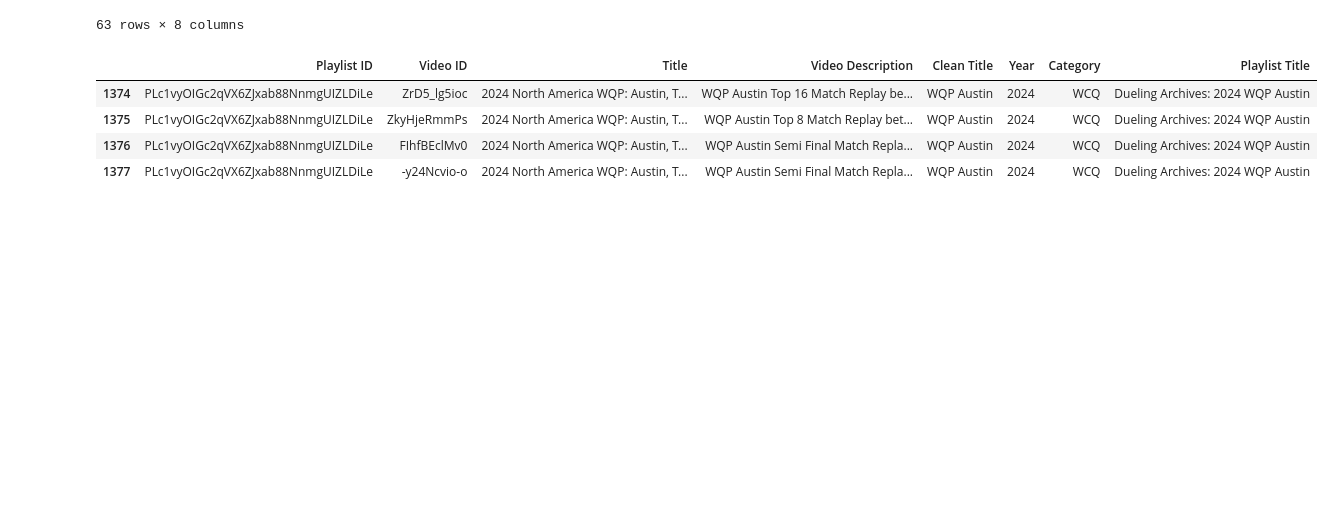
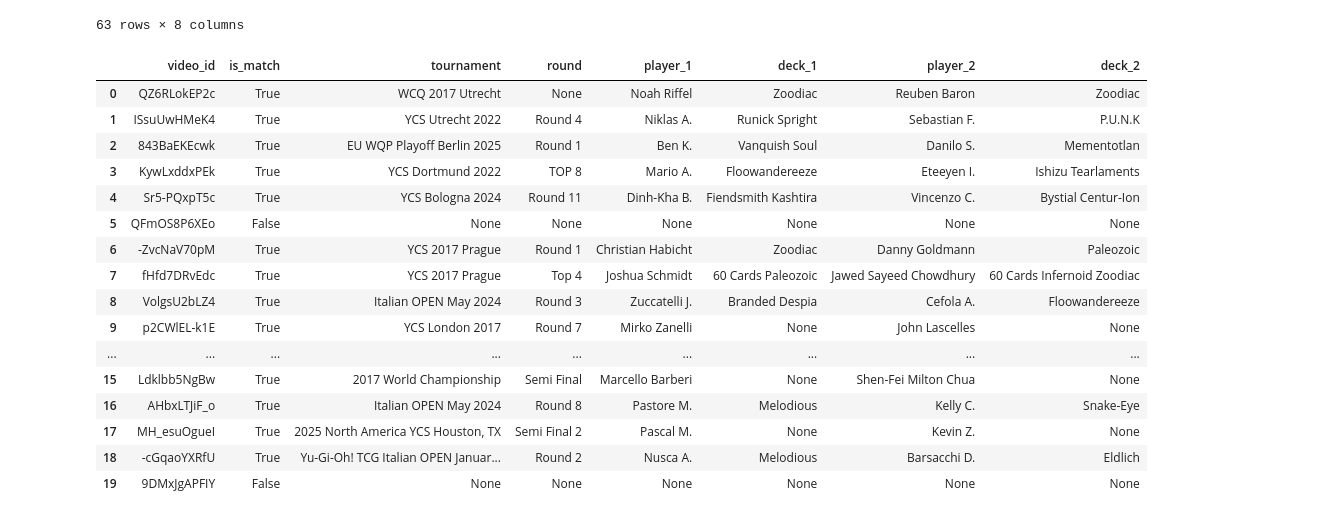
Before and after one commit to JackLikesHotpot/ygo-replay-archive, a Jupyter notebook: parquet_load.ipynb, the cells around one changed output. Saved outputs shown, nothing was run; the diff lists cells and outputs as text; code cells hidden in the pictures; blank space fills up the shorter version.

````diff
--- a/parquet_load.ipynb
+++ b/parquet_load.ipynb
@@ -176,11 +176,93 @@ df
 | 61 | PLc1vyOIGc2qUpHELcFLe4ZE-JVw2enn54 | CC4DnsceYTc | [Day 2] Yu-Gi-Oh! Championship Se... | Welcome to the Yu-Gi-Oh! Champion... | YCS | Unknown | YCS | Yu-Gi-Oh! Championship Series |
 | 62 | PLc1vyOIGc2qUpHELcFLe4ZE-JVw2enn54 | 3PS-97G3lBM | [Day 1] Yu-Gi-Oh! Championship Se... | Welcome to the Yu-Gi-Oh! Champion... | YCS | Unknown | YCS | Yu-Gi-Oh! Championship Series |
 63 rows × 8 columns
+# %%
+df = pd.read_parquet("pipeline/checkpoints/stage5_matches.parquet")  # adjust to your actual stage5 output filename
+llm_input = df[["Video ID", "Title", "Video Description"]].copy()
+llm_input["Video Description"] = llm_input["Video Description"].str[:200]  # trim long descriptions
 # %%
-df[df['Title'].str.contains('WQP:', na=False)]
+from groq import Groq
+import os
+import json
+import pandas as pd
+from dotenv import load_dotenv
+load_dotenv()
+
+client = Groq(api_key=os.getenv("GROQ_API_KEY"))
+
+sample = llm_input.sample(n=20, random_state=56)
+sample_records = sample[["Video ID", "Title", "Video Description"]].to_dict("records")
+
+prompt = """
+You are a Yu-Gi-Oh! feature match classification system.
+
+You will receive a JSON array of videos. For EVERY video in the input, return EXACTLY ONE object in the output array.
+
+A feature match is a real recorded duel between two identifiable players.
+Livestreams, vlogs, deck profiles, promos, interviews, and commentary-only videos are NOT feature matches.
+
+IMPORTANT: Titles containing round/bracket stage indicators (e.g. "Round X", "Top X", "Quarterfinal",
+"Semi-Final", "Final") almost always indicate a feature match, even if player names are not present
+in the title or description. Player names being unavailable does NOT mean it's not a match —
+set player_1/player_2/deck_1/deck_2 to null in that case, but still mark is_match as true.
+
+Return ONLY a valid JSON array, one object per input video, in the same order, using this schema:
+
+{
+  "video_id": string,
+  "is_match": true or false,
+  "tournament": string or null,
+  "round": string or null,
+  "player_1": string or null,
+  "deck_1": string or null,
+  "player_2": string or null,
+  "deck_2": string or null
+}
+
+RULES:
+- ALWAYS include "video_id" exactly as given in the input.
+- If is_match is false, set all other fields to null.
+- Round must be formatted exactly like: "Round 1", "Top 32", "Finals", "Semi-Final", "Quarterfinal"
+- Tournament should be the event name (e.g. "YCS London 2024")
+- Do NOT guess missing players or decks — use null if unknown
+
+INPUT:
+""" + json.dumps(sample_records)
+
+response = client.chat.completions.create(
+    model="llama-3.1-8b-instant",
+    messages=[{"role": "user", "content": prompt}],
+    temperature=0,
+    max_tokens=8192
+)
+
+content = response.choices[0].message.content.strip()
+
+# strip markdown code fences if present
+if content.startswith("```"):
+    content = content.split("```")[1]
+    if content.startswith("json"):
+        content = content[4:]
+    content = content.strip()
+
+parsed = json.loads(content)
+results_df = pd.DataFrame(parsed)
+results_df
 # %% [output]
-|  | Playlist ID | Video ID | Title | Video Description | Clean Title | Year | Category | Playlist Title |
-| 1374 | PLc1vyOIGc2qVX6ZJxab88NnmgUIZLDiLe | ZrD5_lg5ioc | 2024 North America WQP: Austin, T... | WQP Austin Top 16 Match Replay be... | WQP Austin | 2024 | WCQ | Dueling Archives: 2024 WQP Austin |
-| 1375 | PLc1vyOIGc2qVX6ZJxab88NnmgUIZLDiLe | ZkyHjeRmmPs | 2024 North America WQP: Austin, T... | WQP Austin Top 8 Match Replay bet... | WQP Austin | 2024 | WCQ | Dueling Archives: 2024 WQP Austin |
-| 1376 | PLc1vyOIGc2qVX6ZJxab88NnmgUIZLDiLe | FIhfBEclMv0 | 2024 North America WQP: Austin, T... | WQP Austin Semi Final Match Repla... | WQP Austin | 2024 | WCQ | Dueling Archives: 2024 WQP Austin |
-| 1377 | PLc1vyOIGc2qVX6ZJxab88NnmgUIZLDiLe | -y24Ncvio-o | 2024 North America WQP: Austin, T... | WQP Austin Semi Final Match Repla... | WQP Austin | 2024 | WCQ | Dueling Archives: 2024 WQP Austin |
+|  | video_id | is_match | tournament | round | player_1 | deck_1 | player_2 | deck_2 |
+| 0 | QZ6RLokEP2c | True | WCQ 2017 Utrecht | None | Noah Riffel | Zoodiac | Reuben Baron | Zoodiac |
+| 1 | ISsuUwHMeK4 | True | YCS Utrecht 2022 | Round 4 | Niklas A. | Runick Spright | Sebastian F. | P.U.N.K |
+| 2 | 843BaEKEcwk | True | EU WQP Playoff Berlin 2025 | Round 1 | Ben K. | Vanquish Soul | Danilo S. | Mementotlan |
+| 3 | KywLxddxPEk | True | YCS Dortmund 2022 | TOP 8 | Mario A. | Floowandereeze | Eteeyen I. | Ishizu Tearlaments |
+| 4 | Sr5-PQxpT5c | True | YCS Bologna 2024 | Round 11 | Dinh-Kha B. | Fiendsmith Kashtira | Vincenzo C. | Bystial Centur-Ion |
+| 5 | QFmOS8P6XEo | False | None | None | None | None | None | None |
+| 6 | -ZvcNaV70pM | True | YCS 2017 Prague | Round 1 | Christian Habicht | Zoodiac | Danny Goldmann | Paleozoic |
+| 7 | fHfd7DRvEdc | True | YCS 2017 Prague | Top 4 | Joshua Schmidt | 60 Cards Paleozoic | Jawed Sayeed Chowdhury | 60 Cards Infernoid Zoodiac |
+| 8 | VolgsU2bLZ4 | True | Italian OPEN May 2024 | Round 3 | Zuccatelli J. | Branded Despia | Cefola A. | Floowandereeze |
+| 9 | p2CWlEL-k1E | True | YCS London 2017 | Round 7 | Mirko Zanelli | None | John Lascelles | None |
+| ... | ... | ... | ... | ... | ... | ... | ... | ... |
+| 15 | Ldklbb5NgBw | True | 2017 World Championship | Semi Final | Marcello Barberi | None | Shen-Fei Milton Chua | None |
+| 16 | AHbxLTJiF_o | True | Italian OPEN May 2024 | Round 8 | Pastore M. | Melodious | Kelly C. | Snake-Eye |
+| 17 | MH_esuOgueI | True | 2025 North America YCS Houston, TX | Semi Final 2 | Pascal M. | None | Kevin Z. | None |
+| 18 | -cGqaoYXRfU | True | Yu-Gi-Oh! TCG Italian OPEN Januar... | Round 2 | Nusca A. | Melodious | Barsacchi D. | Eldlich |
+| 19 | 9DMxJgAPFIY | False | None | None | None | None | None | None |
````
Also changed, not shown: parts of 3 cells of this notebook.
